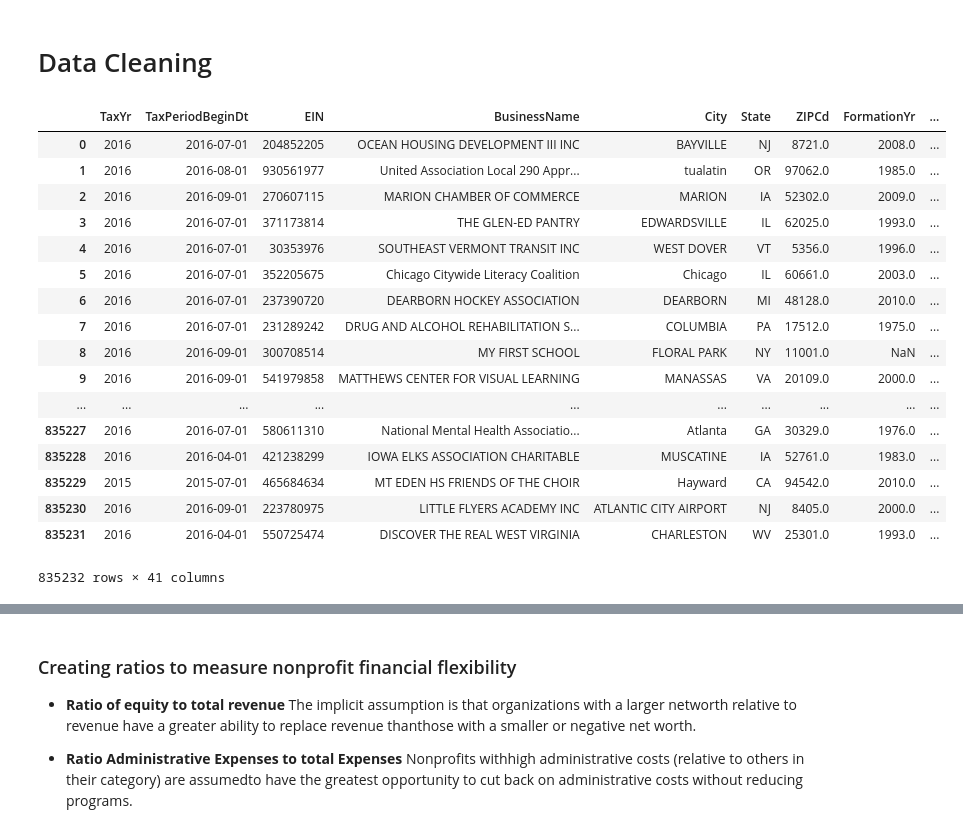
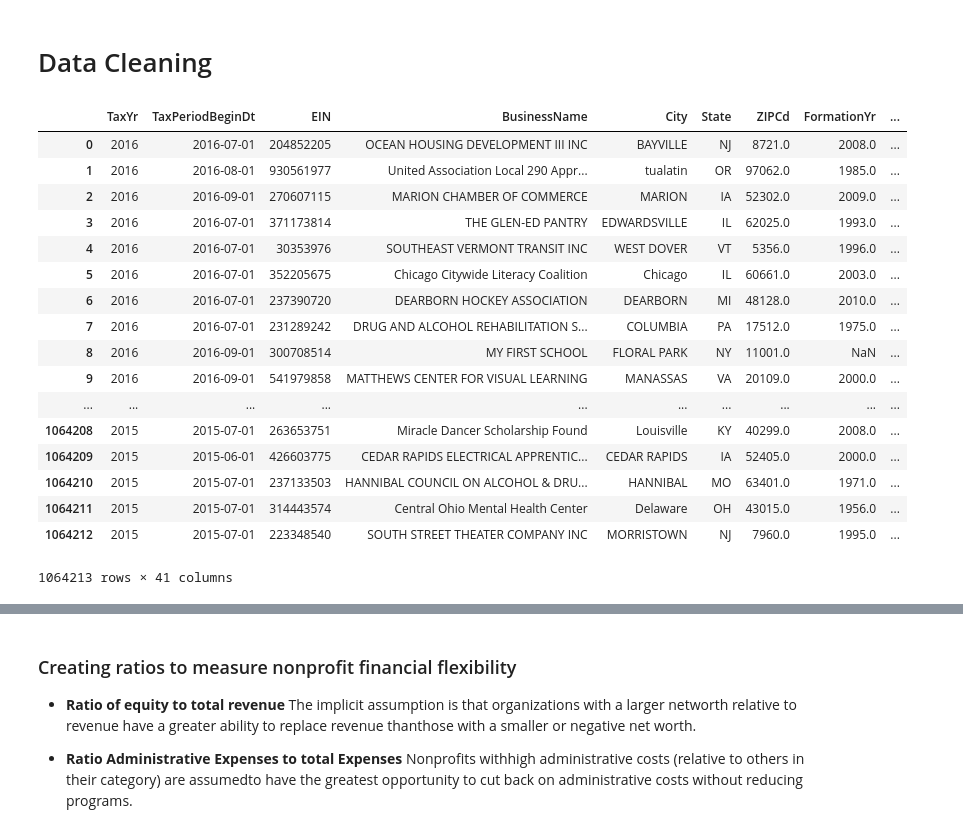
Before and after one commit to ethantenison/Impact_Capital, a Jupyter notebook: notebooks/990master.ipynb, the cells around one changed output, grey strips where cells are left out. Drawn from its saved outputs; the diff is of its cells as text; code cells hidden in the pictures.

```diff
--- a/notebooks/990master.ipynb
+++ b/notebooks/990master.ipynb
@@ -371,10 +373,12 @@ df.to_csv("C:/Users/Administrator/Desktop/Impact_Capital/data/objects/2018_objec
 pd.options.display.max_columns = None
 pd.set_option('display.max_rows', 1000)
 pd.set_option('display.min_rows', 200)
+df2016 = pd.read_csv("C:/Users/tenis/OneDrive/Desktop/Data_Projects/Impact_Capital/data/interim/2016_objects.csv")
 df2017 = pd.read_csv("C:/Users/tenis/OneDrive/Desktop/Data_Projects/Impact_Capital/data/interim/2017_objects.csv")
 df = pd.read_csv("C:/Users/tenis/OneDrive/Desktop/Data_Projects/Impact_Capital/data/interim/form_990_objects_2018_2020.csv")
 
 df = df.append(df2017, ignore_index = True)
+df = df.append(df2016, ignore_index = True)
 
 #Fixing Types of Orgs
 df.loc[df['TypeOfOrganizationCorpInd'] != "X", 'TypeOfOrganizationCorpInd'] = 0
@@ -411,36 +415,36 @@ df.loc[df['TerminateOperationsInd'] == '0', 'TerminateOperationsInd'] = 0
 
 df.loc[df['SchoolOperatingInd'] != 0, 'SchoolOperatingInd'] = 1
 df.loc[df['OperateHospitalInd'] != 0, 'OperateHospitalInd'] = 1
 df.loc[df['AddressChangeInd'] != 0, 'AddressChangeInd'] = 1
 df.loc[df['InitialReturnInd'] != 0, 'InitialReturnInd'] = 1
 df.loc[df['AmendedReturnInd'] != 0, 'AmendedReturnInd'] = 1
 df.loc[df['FinalReturnInd'] != 0, 'FinalReturnInd'] = 1
 df.loc[df['TerminateOperationsInd'] != 0, 'TerminateOperationsInd'] = 1
 
 #Merging the descriptions
 #The majority of the descriptions are just duplicates, so I'm deleting the ones that are exaclty the same
 #df.ActivityOrMissionDesc= df.ActivityOrMissionDesc.str.lower()
 #df.MissionDesc= df.MissionDesc.str.lower()
 #df.loc[df['ActivityOrMissionDesc'] ==  df['MissionDesc'], 'MissionDesc'] = ""
 
 df = df.drop(['Unnamed: 0', 'Object_ID', 'MissionDesc', 'schedule0'], axis=1)
 df
 # %% [output]
 |  | TaxYr | TaxPeriodBeginDt | EIN | BusinessName | City | State | ZIPCd | FormationYr | ... |
 | 0 | 2016 | 2016-07-01 | 204852205 | OCEAN HOUSING DEVELOPMENT III INC | BAYVILLE | NJ | 8721.0 | 2008.0 | ... |
 | 1 | 2016 | 2016-08-01 | 930561977 | United Association Local 290 Appr... | tualatin | OR | 97062.0 | 1985.0 | ... |
 | 2 | 2016 | 2016-09-01 | 270607115 | MARION CHAMBER OF COMMERCE | MARION | IA | 52302.0 | 2009.0 | ... |
 | 3 | 2016 | 2016-07-01 | 371173814 | THE GLEN-ED PANTRY | EDWARDSVILLE | IL | 62025.0 | 1993.0 | ... |
 | 4 | 2016 | 2016-07-01 | 30353976 | SOUTHEAST VERMONT TRANSIT INC | WEST DOVER | VT | 5356.0 | 1996.0 | ... |
 | 5 | 2016 | 2016-07-01 | 352205675 | Chicago Citywide Literacy Coalition | Chicago | IL | 60661.0 | 2003.0 | ... |
 | 6 | 2016 | 2016-07-01 | 237390720 | DEARBORN HOCKEY ASSOCIATION | DEARBORN | MI | 48128.0 | 2010.0 | ... |
 | 7 | 2016 | 2016-07-01 | 231289242 | DRUG AND ALCOHOL REHABILITATION S... | COLUMBIA | PA | 17512.0 | 1975.0 | ... |
 | 8 | 2016 | 2016-09-01 | 300708514 | MY FIRST SCHOOL | FLORAL PARK | NY | 11001.0 | NaN | ... |
 | 9 | 2016 | 2016-09-01 | 541979858 | MATTHEWS CENTER FOR VISUAL LEARNING | MANASSAS | VA | 20109.0 | 2000.0 | ... |
 | ... | ... | ... | ... | ... | ... | ... | ... | ... | ... |
-| 835227 | 2016 | 2016-07-01 | 580611310 | National Mental Health Associatio... | Atlanta | GA | 30329.0 | 1976.0 | ... |
-| 835228 | 2016 | 2016-04-01 | 421238299 | IOWA ELKS ASSOCIATION CHARITABLE | MUSCATINE | IA | 52761.0 | 1983.0 | ... |
-| 835229 | 2015 | 2015-07-01 | 465684634 | MT EDEN HS FRIENDS OF THE CHOIR | Hayward | CA | 94542.0 | 2010.0 | ... |
-| 835230 | 2016 | 2016-09-01 | 223780975 | LITTLE FLYERS ACADEMY INC | ATLANTIC CITY AIRPORT | NJ | 8405.0 | 2000.0 | ... |
-| 835231 | 2016 | 2016-04-01 | 550725474 | DISCOVER THE REAL WEST VIRGINIA | CHARLESTON | WV | 25301.0 | 1993.0 | ... |
+| 1064208 | 2015 | 2015-07-01 | 263653751 | Miracle Dancer Scholarship Found | Louisville | KY | 40299.0 | 2008.0 | ... |
+| 1064209 | 2015 | 2015-06-01 | 426603775 | CEDAR RAPIDS ELECTRICAL APPRENTIC... | CEDAR RAPIDS | IA | 52405.0 | 2000.0 | ... |
+| 1064210 | 2015 | 2015-07-01 | 237133503 | HANNIBAL COUNCIL ON ALCOHOL & DRU... | HANNIBAL | MO | 63401.0 | 1971.0 | ... |
+| 1064211 | 2015 | 2015-07-01 | 314443574 | Central Ohio Mental Health Center | Delaware | OH | 43015.0 | 1956.0 | ... |
+| 1064212 | 2015 | 2015-07-01 | 223348540 | SOUTH STREET THEATER COMPANY INC | MORRISTOWN | NJ | 7960.0 | 1995.0 | ... |
-835232 rows × 41 columns
+1064213 rows × 41 columns
```
Also changed, not shown: parts of 17 cells of this notebook, 1 other file.
